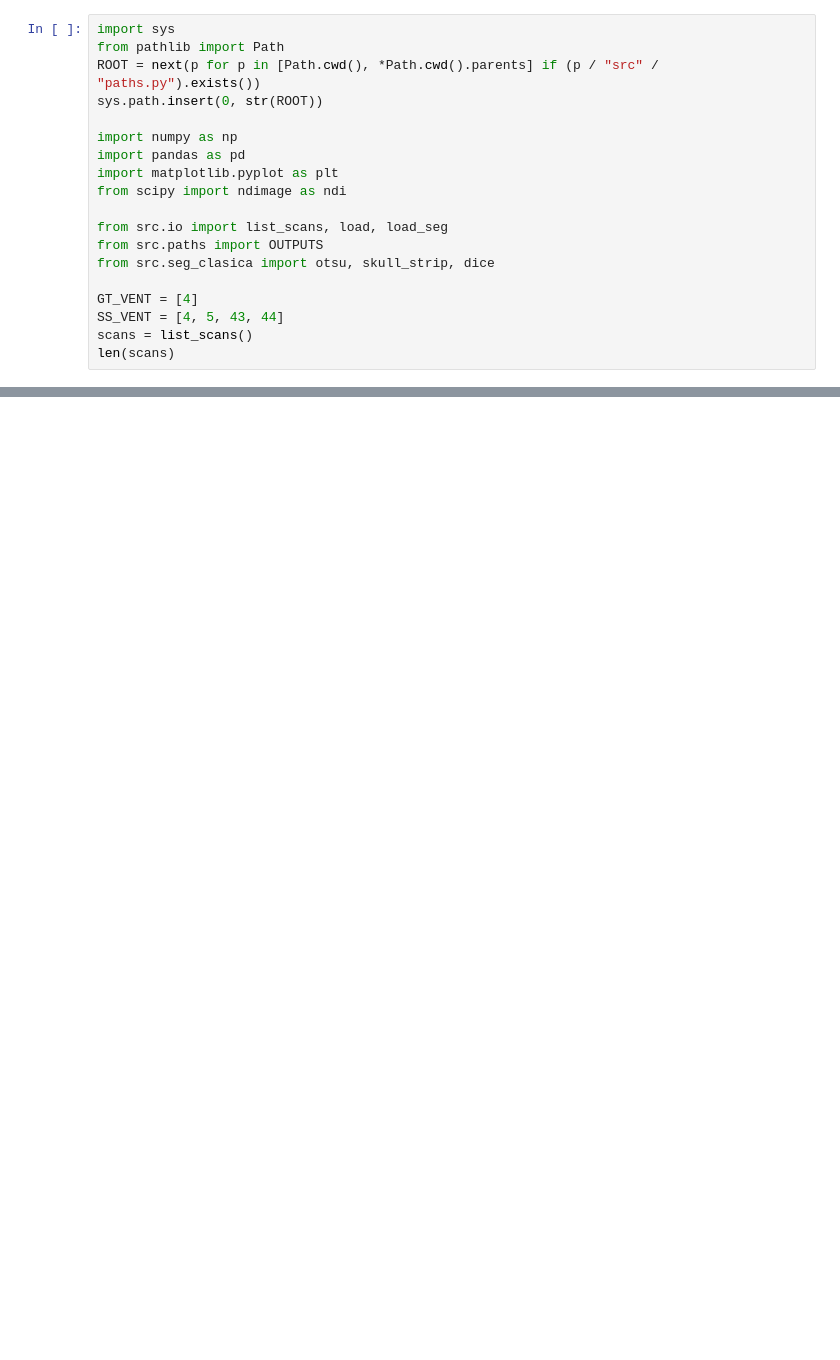
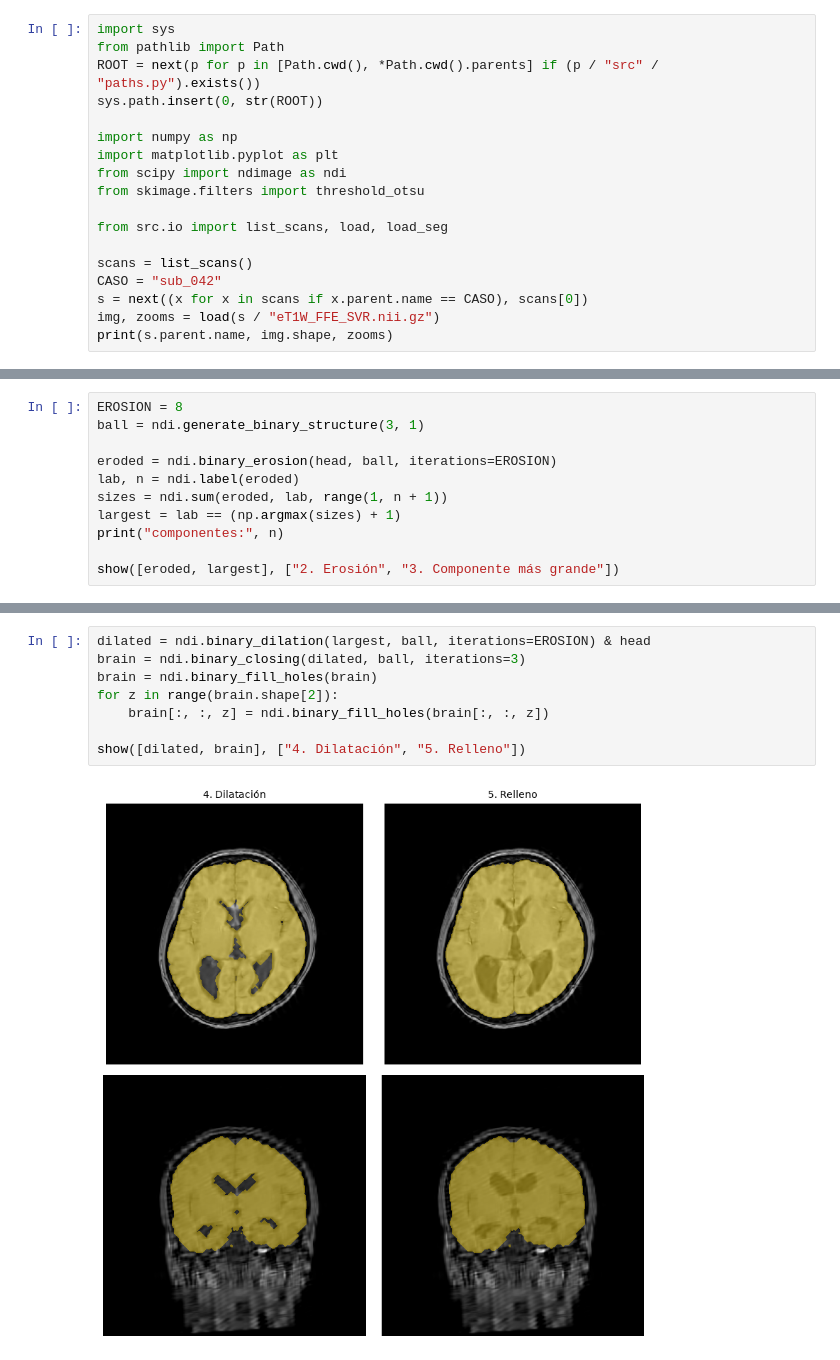
Before and after one commit to Cisar4321/hykid-segmentacion-ventricular, a Jupyter notebook: notebooks/02_segmentacion_clasica.ipynb, the cells around one changed output, grey strips where cells are left out. Saved outputs shown, nothing was run; the diff lists cells and outputs as text; blank space fills up the shorter version.

```diff
--- a/notebooks/02_segmentacion_clasica.ipynb
+++ b/notebooks/02_segmentacion_clasica.ipynb
@@ -17,15 +30,14 @@ ROOT = next(p for p in [Path.cwd(), *Path.cwd().parents] if (p / "src" / "paths.
 sys.path.insert(0, str(ROOT))
 
 import numpy as np
-import pandas as pd
 import matplotlib.pyplot as plt
 from scipy import ndimage as ndi
+from skimage.filters import threshold_otsu
 
 from src.io import list_scans, load, load_seg
-from src.paths import OUTPUTS
-from src.seg_clasica import otsu, skull_strip, dice
 
-GT_VENT = [4]
-SS_VENT = [4, 5, 43, 44]
 scans = list_scans()
-len(scans)
+CASO = "sub_042"
+s = next((x for x in scans if x.parent.name == CASO), scans[0])
+img, zooms = load(s / "eT1W_FFE_SVR.nii.gz")
+print(s.parent.name, img.shape, zooms)
@@ -64,0 +80,11 @@ print("Dice máscara clásica vs SynthSeg:", round(dice(brain_classic, brain_ss)
+# %%
+EROSION = 8
+ball = ndi.generate_binary_structure(3, 1)
+
+eroded = ndi.binary_erosion(head, ball, iterations=EROSION)
+lab, n = ndi.label(eroded)
+sizes = ndi.sum(eroded, lab, range(1, n + 1))
+largest = lab == (np.argmax(sizes) + 1)
+print("componentes:", n)
+
+show([eroded, largest], ["2. Erosión", "3. Componente más grande"])
@@ -64,0 +96,10 @@ print("Dice máscara clásica vs SynthSeg:", round(dice(brain_classic, brain_ss)
+# %%
+dilated = ndi.binary_dilation(largest, ball, iterations=EROSION) & head
+brain = ndi.binary_closing(dilated, ball, iterations=3)
+brain = ndi.binary_fill_holes(brain)
+for z in range(brain.shape[2]):
+    brain[:, :, z] = ndi.binary_fill_holes(brain[:, :, z])
+
+show([dilated, brain], ["4. Dilatación", "5. Relleno"])
+# %% [output]
+[figure, added]
```
Also changed, not shown: parts of 26 cells of this notebook, 1 other file.
